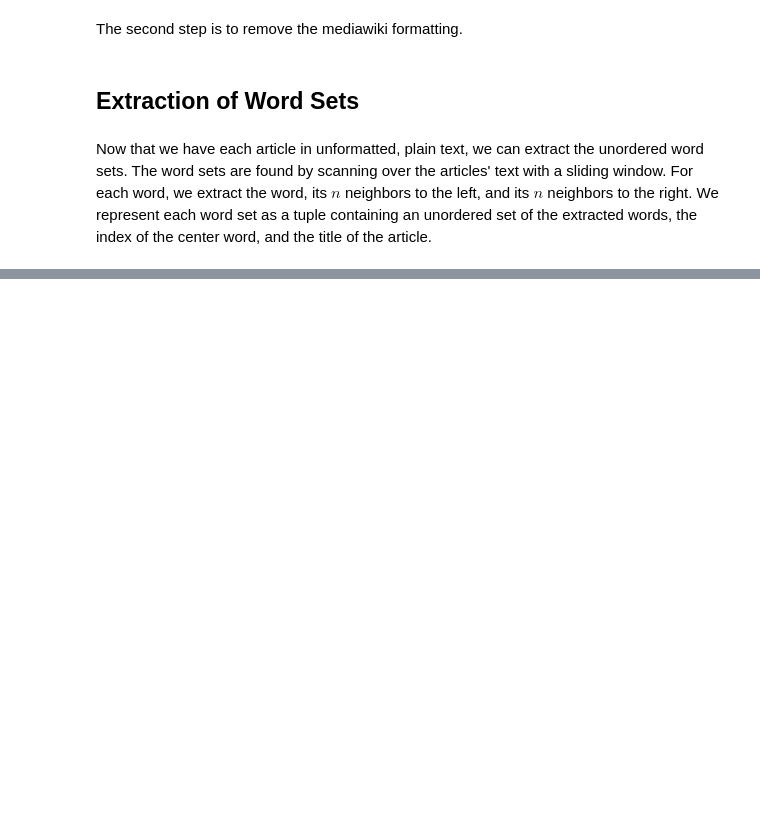
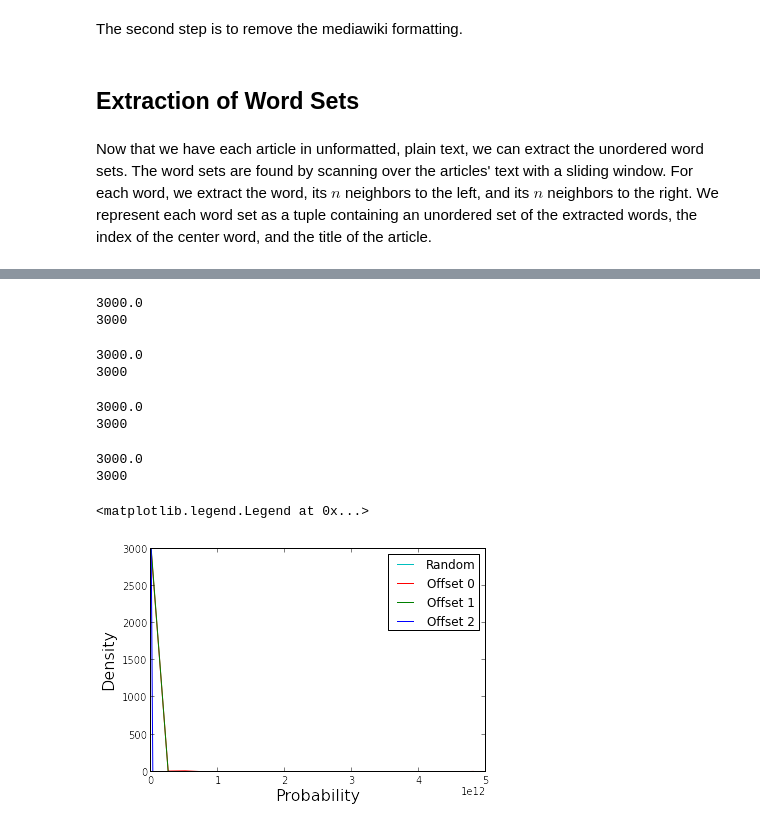
Before and after one commit to rnowling/project-sapphire, a Jupyter notebook: notebooks/Text Classification.ipynb, the cells around one changed output, grey strips where cells are left out. Cells and saved outputs as stored; diff of their text form; code cells hidden in the pictures; blank space fills up the shorter version.

```diff
--- a/notebooks/Text Classification.ipynb
+++ b/notebooks/Text Classification.ipynb
@@ -253,0 +484,58 @@ print word_sets_5[0]
+# %%
+bnb = BernoulliNaiveBayes(alpha=1.0)
+bnb.train(training_word_sets)
+print bnb.total_classes
+print len(validation_word_sets)
+random_word_set_classifications = map(lambda instance: bnb.classify(instance), validation_word_sets)
+# %% [output]
+3000.0
+3000
+# %%
+bnb = BernoulliNaiveBayes(alpha=1.0)
+bnb.train(training_word_set_0)
+print bnb.total_classes
+print len(validation_word_set_0)
+offset0_word_set_classifications = map(lambda instance: bnb.classify(instance), validation_word_set_0)
+# %% [output]
+3000.0
+3000
+# %%
+bnb = BernoulliNaiveBayes(alpha=1.0)
+bnb.train(training_word_set_1)
+print bnb.total_classes
+print len(validation_word_set_1)
+offset1_word_set_classifications = map(lambda instance: bnb.classify(instance), validation_word_set_1)
+# %% [output]
+3000.0
+3000
+# %%
+bnb = BernoulliNaiveBayes(alpha=1.0)
+bnb.train(training_word_set_2)
+print bnb.total_classes
+print len(validation_word_set_2)
+offset2_word_set_classifications = map(lambda instance: bnb.classify(instance), validation_word_set_2)
+# %% [output]
+3000.0
+3000
+# %%
+random_probs = map(lambda t: t[2], random_word_set_classifications)
+offset0_probs = map(lambda t: t[2], offset0_word_set_classifications)
+offset1_probs = map(lambda t: t[2], offset1_word_set_classifications)
+offset2_probs = map(lambda t: t[2], offset2_word_set_classifications)
+
+random_densities, random_bins = np.histogram(random_probs, bins=20)
+offset0_densities, offset0_bins = np.histogram(offset0_probs, bins=20)
+offset1_densities, offset1_bins = np.histogram(offset1_probs, bins=20)
+offset2_densities, offset2_bins = np.histogram(offset2_probs, bins=20)
+
+plt.plot(random_bins[:-1], random_densities, color="c", label="Random")
+plt.hold(True)
+plt.plot(offset1_bins[:-1], offset0_densities, color="r", label="Offset 0")
+plt.plot(offset1_bins[:-1], offset1_densities, color="g", label="Offset 1")
+plt.plot(offset2_bins[:-1], offset2_densities, color="b", label="Offset 2")
+plt.xlabel("Probability", fontsize=16)
+plt.ylabel("Density", fontsize=16)
+plt.legend(loc="upper right")
+# %% [output]
+<matplotlib.legend.Legend at 0x...>
+[figure, added]
```
Also changed, not shown: parts of 34 cells of this notebook.
